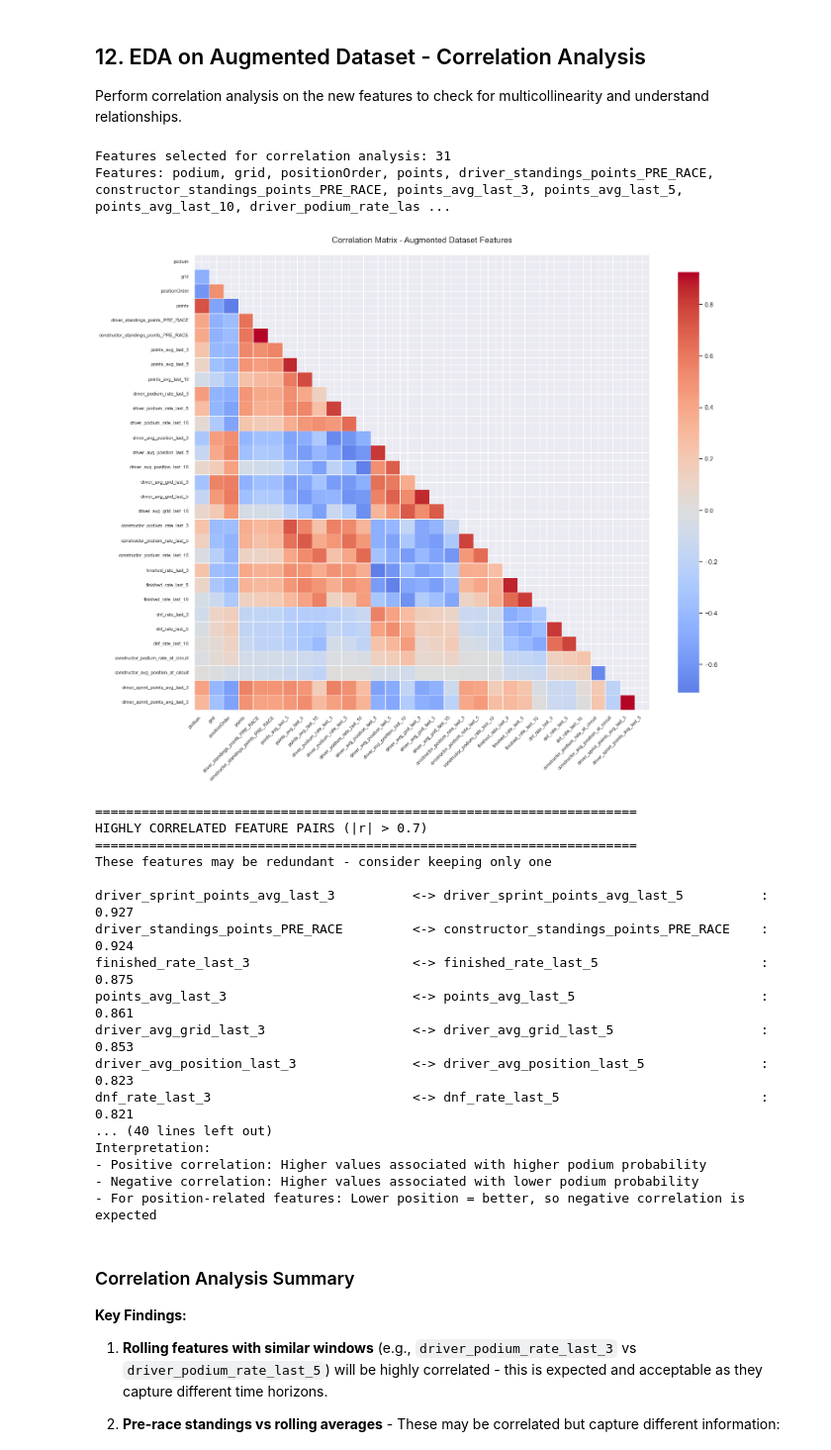
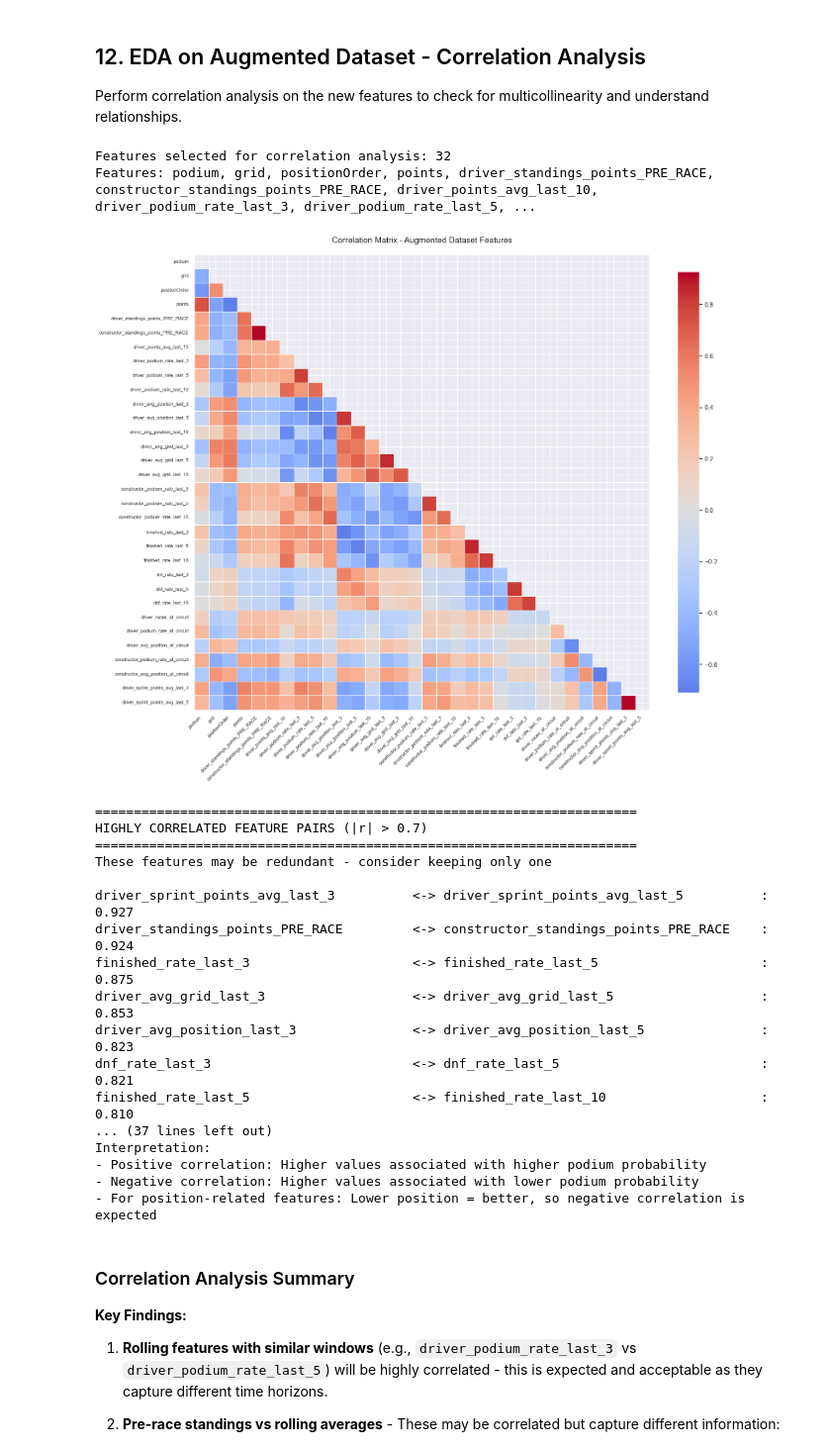
Before and after one commit to ch1ckenhead/f1-podium-predictor, a Jupyter notebook: notebooks/03.5_data_augmentation.ipynb, the cells around one changed output. Shown: that part at 99% size. Cells and saved outputs as stored; diff of their text form; code cells hidden in the pictures.

```diff
--- a/notebooks/03.5_data_augmentation.ipynb
+++ b/notebooks/03.5_data_augmentation.ipynb
@@ -333,13 +382,33 @@ master['driver_races_at_circuit'] = (
     .cumcount()  # Count previous races at this circuit
 )
 
+# Helper functions for expanding features
+def expanding_podium_rate(group):
+    """Calculate expanding mean of podium rate for a group."""
+    shifted = group.shift(1)  # Exclude current race
+    return shifted.expanding(min_periods=1).mean()
+
+def expanding_avg_position(group):
+    """Calculate expanding mean of position for a group."""
+    shifted = group.shift(1)  # Exclude current race
+    return shifted.expanding(min_periods=1).mean()
+
+# Driver podium rate at this circuit (all history)
+if 'podium' in master.columns:
+    master['driver_podium_rate_at_circuit'] = (
+        master.groupby(['driverId', 'circuitId'])['podium']
+        .transform(expanding_podium_rate)
+    )
+
+# Driver average position at this circuit (all history)
+if 'positionOrder' in master.columns:
+    master['driver_avg_position_at_circuit'] = (
+        master.groupby(['driverId', 'circuitId'])['positionOrder']
+        .transform(expanding_avg_position)
+    )
+
 # Constructor podium rate at this circuit
 if 'podium' in master.columns:
-    def expanding_podium_rate(group):
-        """Calculate expanding mean of podium rate for a group."""
-        shifted = group.shift(1)  # Exclude current race
-        return shifted.expanding(min_periods=1).mean()
-
     master['constructor_podium_rate_at_circuit'] = (
         master.groupby(['constructorId', 'circuitId'])['podium']
         .transform(expanding_podium_rate)
@@ -347,11 +416,6 @@ if 'podium' in master.columns:
 
 # Constructor average position at this circuit
 if 'positionOrder' in master.columns:
-    def expanding_avg_position(group):
-        """Calculate expanding mean of position for a group."""
-        shifted = group.shift(1)  # Exclude current race
-        return shifted.expanding(min_periods=1).mean()
-
     master['constructor_avg_position_at_circuit'] = (
         master.groupby(['constructorId', 'circuitId'])['positionOrder']
         .transform(expanding_avg_position)
@@ -359,6 +423,8 @@ if 'positionOrder' in master.columns:
 
 print("Circuit-specific features created:")
 print("  driver_races_at_circuit")
+print("  driver_podium_rate_at_circuit")
+print("  driver_avg_position_at_circuit")
 print("  constructor_podium_rate_at_circuit")
 print("  constructor_avg_position_at_circuit")
 # %% [output]
@@ -640,7 +708,7 @@ key_features = [
     # Pre-race standings
     'driver_standings_points_PRE_RACE', 'constructor_standings_points_PRE_RACE',
     # Rolling points
-    'points_avg_last_3', 'points_avg_last_5', 'points_avg_last_10',
+    'driver_points_avg_last_10',
     # Driver rolling features
     'driver_podium_rate_last_3', 'driver_podium_rate_last_5', 'driver_podium_rate_last_10',
     'driver_avg_position_last_3', 'driver_avg_position_last_5', 'driver_avg_position_last_10',
@@ -651,6 +719,8 @@ key_features = [
     'finished_rate_last_3', 'finished_rate_last_5', 'finished_rate_last_10',
     'dnf_rate_last_3', 'dnf_rate_last_5', 'dnf_rate_last_10',
     # Circuit features
+    'driver_races_at_circuit',
+    'driver_podium_rate_at_circuit', 'driver_avg_position_at_circuit',
     'constructor_podium_rate_at_circuit', 'constructor_avg_position_at_circuit',
     # Season trends
     'driver_position_trend_season',
@@ -714,36 +784,36 @@ if len(numeric_available) > 1:
 
         print(f"\nTotal highly correlated pairs found: {len(high_corr_pairs)}")
         print("\nRecommendations:")
         print("- Consider removing one feature from each highly correlated pair")
         print("- Or create composite features that capture the relationship")
         print("- Keep the feature that is more interpretable or has stronger predictive power")
     else:
         print("No highly correlated pairs found (|r| > 0.7)")
         print("This is good - features are relatively independent")
 
     # Correlations with podium
     if 'podium' in feature_corr.columns:
         podium_corr = feature_corr['podium'].drop('podium').abs().sort_values(ascending=False)
 
         print("\n" + "="*70)
         print("TOP CORRELATIONS WITH PODIUM")
         print("="*70)
         print("\nTop 15 features most correlated with podium:")
         for feat, corr in podium_corr.head(15).items():
             actual_corr = feature_corr.loc[feat, 'podium']
             direction = "positive" if actual_corr > 0 else "negative"
             print(f"  {feat:45s} : {actual_corr:6.3f} ({direction})")
 
         print("\nInterpretation:")
         print("- Positive correlation: Higher values associated with higher podium probability")
         print("- Negative correlation: Higher values associated with lower podium probability")
         print("- For position-related features: Lower position = better, so negative correlation is expected")
 else:
     print("Not enough numeric features available for correlation analysis")
 # %% [output]
-Features selected for correlation analysis: 31
-Features: podium, grid, positionOrder, points, driver_standings_points_PRE_RACE, constructor_standings_points_PRE_RACE, points_avg_last_3, points_avg_last_5, points_avg_last_10, driver_podium_rate_las ...
+Features selected for correlation analysis: 32
+Features: podium, grid, positionOrder, points, driver_standings_points_PRE_RACE, constructor_standings_points_PRE_RACE, driver_points_avg_last_10, driver_podium_rate_last_3, driver_podium_rate_last_5, ...
-[figure, old version]
+[figure, new version]
 ======================================================================
 HIGHLY CORRELATED FEATURE PAIRS (|r| > 0.7)
 ======================================================================
@@ -752,11 +822,11 @@ These features may be redundant - consider keeping only one
 driver_sprint_points_avg_last_3          <-> driver_sprint_points_avg_last_5          :  0.927
 driver_standings_points_PRE_RACE         <-> constructor_standings_points_PRE_RACE    :  0.924
 finished_rate_last_3                     <-> finished_rate_last_5                     :  0.875
-points_avg_last_3                        <-> points_avg_last_5                        :  0.861
 driver_avg_grid_last_3                   <-> driver_avg_grid_last_5                   :  0.853
 driver_avg_position_last_3               <-> driver_avg_position_last_5               :  0.823
 dnf_rate_last_3                          <-> dnf_rate_last_5                          :  0.821
-... (40 lines left out)
+finished_rate_last_5                     <-> finished_rate_last_10                    :  0.810
+... (37 lines left out)
 Interpretation:
 - Positive correlation: Higher values associated with higher podium probability
 - Negative correlation: Higher values associated with lower podium probability
```
Also changed, not shown: parts of 8 cells of this notebook, 7 other files.
